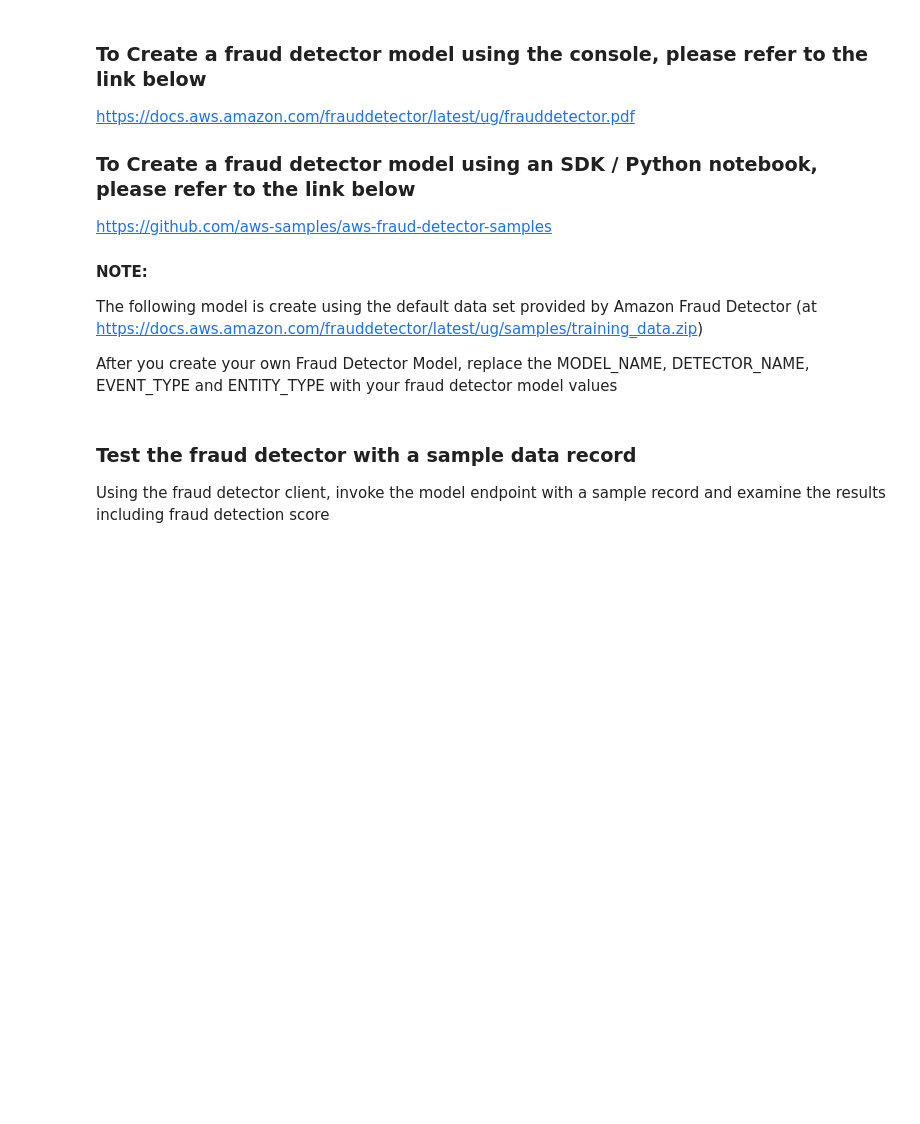
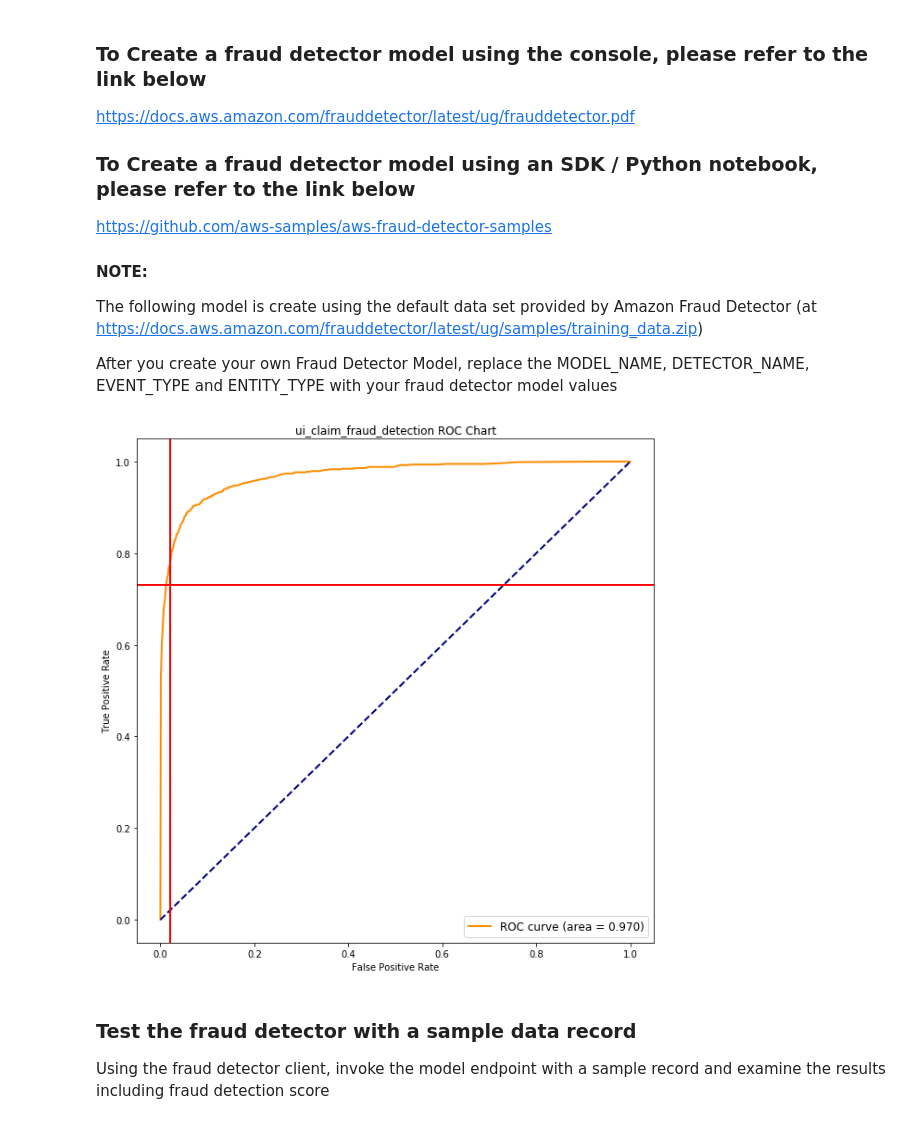
Before and after one commit to aws-samples/amazon-a2i-sample-jupyter-notebooks, a Jupyter notebook: Amazon A2I and Amazon Fraud Detector.ipynb, the cells around one changed output. Saved outputs shown, nothing was run; the diff lists cells and outputs as text; code cells hidden in the pictures; blank space fills up the shorter version.

Commit message:
latest A2I and Amazon Fraud detector demo

```diff
--- a/Amazon A2I and Amazon Fraud Detector.ipynb
+++ b/Amazon A2I and Amazon Fraud Detector.ipynb
@@ -179,39 +200,42 @@ The following model is create using the default data set provided by Amazon Frau
 
 After you create your own Fraud Detector Model, replace the MODEL_NAME, DETECTOR_NAME, EVENT_TYPE and ENTITY_TYPE with your  fraud detector model values
 # %%
-MODEL_NAME = 'sample_fraud_detection'
-DETECTOR_NAME = 'fraud_detector'
-EVENT_TYPE = 'registration'
-ENTITY_TYPE = 'customer'
+MODEL_NAME = 'ui_claim_fraud_detection'
+DETECTOR_NAME = 'ui_claim_fraud'
+EVENT_TYPE = 'ui_registration'
+ENTITY_TYPE = 'ui_applicant'
+
 
 # -- model performance summary --
 auc = client.describe_model_versions(
     modelId= MODEL_NAME,
     modelVersionNumber='1.0',
     modelType='ONLINE_FRAUD_INSIGHTS',
     maxResults=10
 )['modelVersionDetails'][0]['trainingResult']['trainingMetrics']['auc']
 
 
 df_model = pd.DataFrame(client.describe_model_versions(
     modelId= MODEL_NAME,
     modelVersionNumber='1.0',
     modelType='ONLINE_FRAUD_INSIGHTS',
     maxResults=10
 )['modelVersionDetails'][0]['trainingResult']['trainingMetrics']['metricDataPoints'])
 
 
 plt.figure(figsize=(10,10))
 plt.plot(df_model["fpr"], df_model["tpr"], color='darkorange',
          lw=2, label='ROC curve (area = %0.3f)' % auc)
 plt.plot([0, 1], [0, 1], color='navy', lw=2, linestyle='--')
 plt.xlabel('False Positive Rate')
 plt.ylabel('True Positive Rate')
 plt.title( MODEL_NAME + ' ROC Chart')
 plt.legend(loc="lower right",fontsize=12)
 plt.axvline(x = 0.02 ,linewidth=2, color='r')
 plt.axhline(y = 0.73 ,linewidth=2, color='r')
 plt.show()
+# %% [output]
+[figure, added]
 # %% [markdown]
 ### Test the fraud detector with a sample data record
 Using the fraud detector client, invoke the model endpoint with a sample record and examine the results including fraud detection score
```
Also changed, not shown: parts of 18 cells of this notebook.
